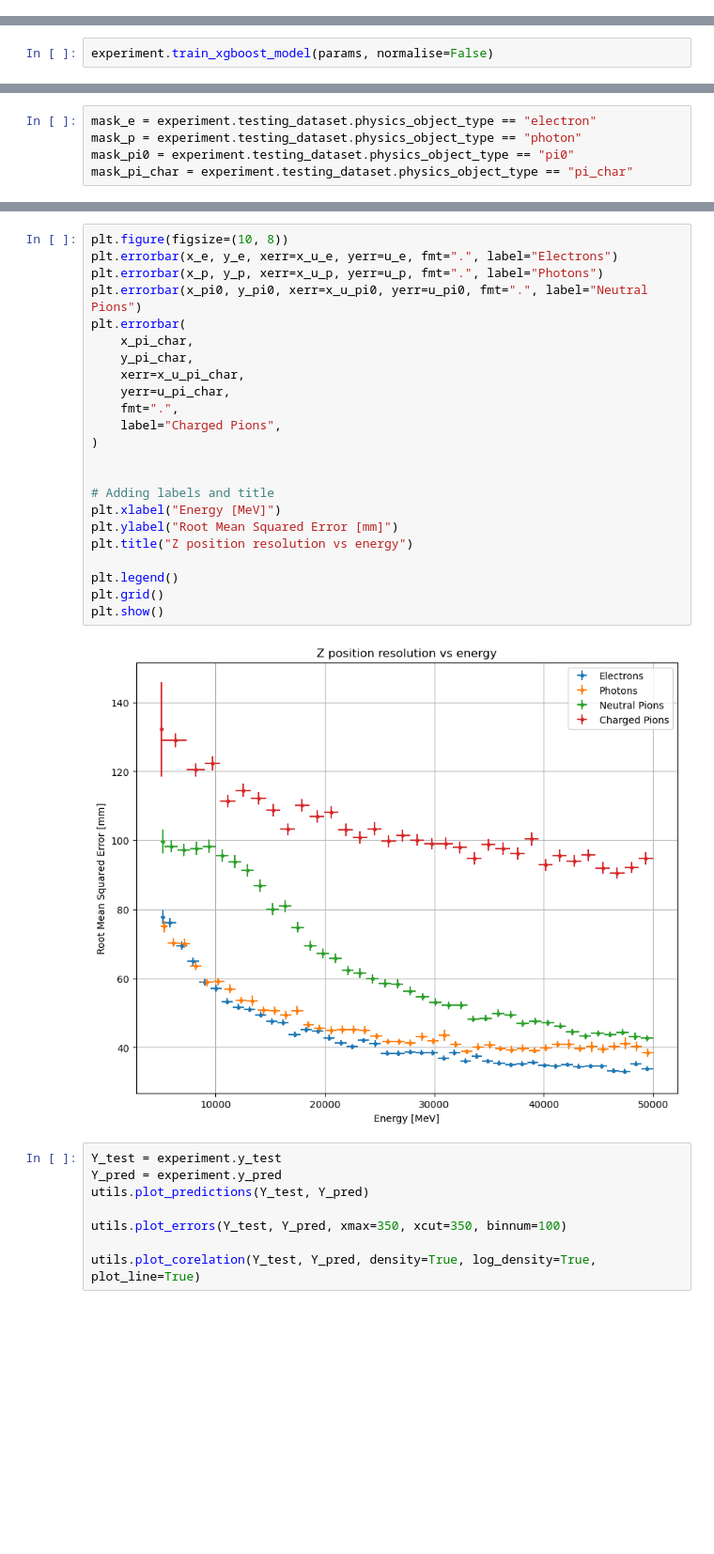
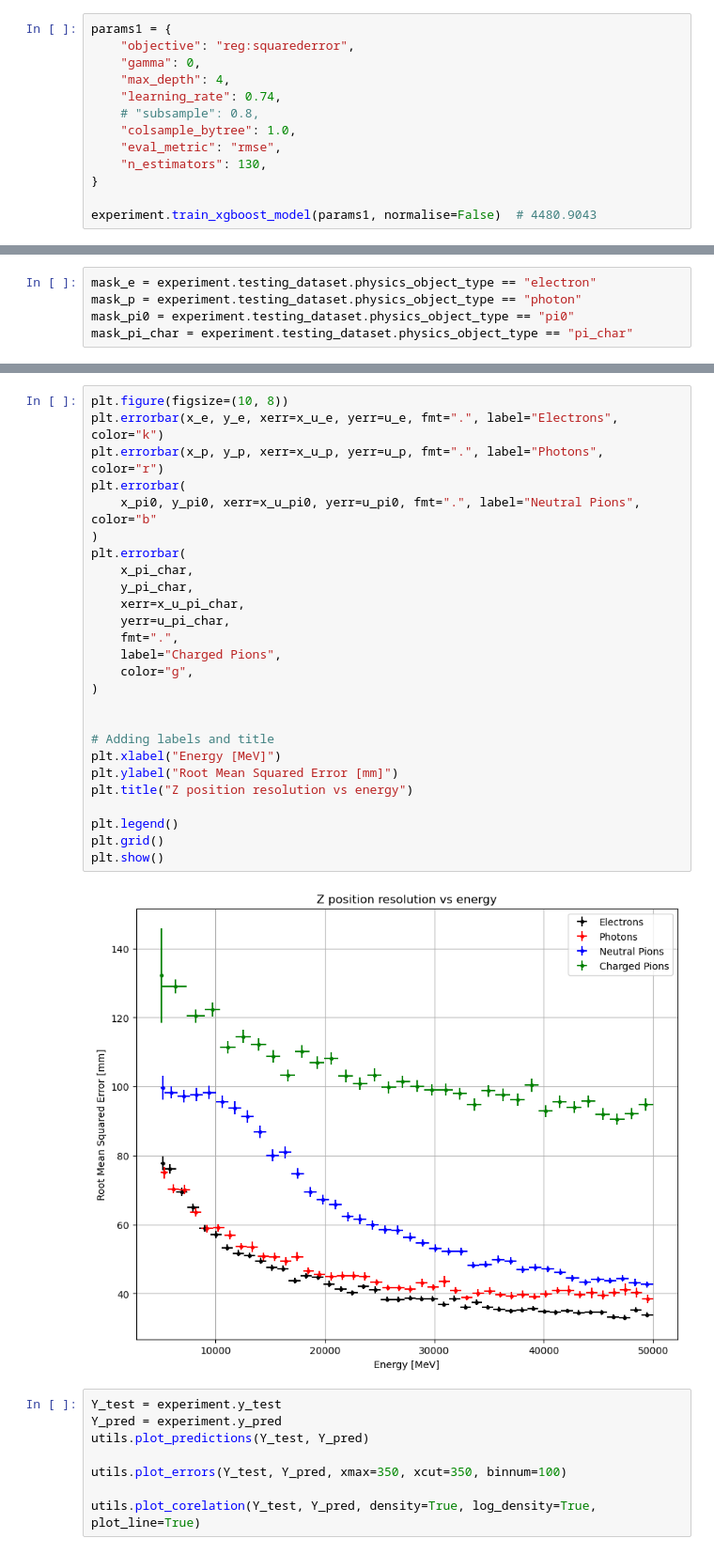
Before and after one commit to p-mucha/ML-for-ATLAS-Hardware-Trigger-at-HL-LHC-in-HH-4b, a Jupyter notebook: notebooks/11.0-pm-quantisation.ipynb, the cells around one changed output, grey strips where cells are left out. Shown at 94% size. Cells and saved outputs as stored; diff of their text form; blank space fills up the shorter version.

```diff
--- a/notebooks/11.0-pm-quantisation.ipynb
+++ b/notebooks/11.0-pm-quantisation.ipynb
@@ -133,3 +133,16 @@ utils.calculate_confidence_range(experiment.X_train.T[1], cl=99.8)
 utils.calculate_confidence_interval(experiment.X_train.T[1], cl=99.8)
 # %% [output]
 1.4506785
+# %%
+params1 = {
+    "objective": "reg:squarederror",
+    "gamma": 0,
+    "max_depth": 4,
+    "learning_rate": 0.74,
+    # "subsample": 0.8,
+    "colsample_bytree": 1.0,
+    "eval_metric": "rmse",
+    "n_estimators": 130,
+}
+
+experiment.train_xgboost_model(params1, normalise=False)  # 4480.9043
@@ -416,5 +436,3 @@ XGBRegressor(base_score=None, booster=None, callbacks=None,
              min_child_weight=None, missing=nan, monotone_constraints=None,
              multi_strategy=None, n_estimators=130, n_jobs=None,
              num_parallel_tree=None, random_state=21, ...)
-# %%
-experiment.train_xgboost_model(params, normalise=False)
@@ -500,28 +505,31 @@ x_pi_char, y_pi_char, x_u_pi_char, u_pi_char = utils.plot_avg(
 # %%
 plt.figure(figsize=(10, 8))
-plt.errorbar(x_e, y_e, xerr=x_u_e, yerr=u_e, fmt=".", label="Electrons")
-plt.errorbar(x_p, y_p, xerr=x_u_p, yerr=u_p, fmt=".", label="Photons")
-plt.errorbar(x_pi0, y_pi0, xerr=x_u_pi0, yerr=u_pi0, fmt=".", label="Neutral Pions")
+plt.errorbar(x_e, y_e, xerr=x_u_e, yerr=u_e, fmt=".", label="Electrons", color="k")
+plt.errorbar(x_p, y_p, xerr=x_u_p, yerr=u_p, fmt=".", label="Photons", color="r")
+plt.errorbar(
+    x_pi0, y_pi0, xerr=x_u_pi0, yerr=u_pi0, fmt=".", label="Neutral Pions", color="b"
+)
 plt.errorbar(
     x_pi_char,
     y_pi_char,
     xerr=x_u_pi_char,
     yerr=u_pi_char,
     fmt=".",
     label="Charged Pions",
+    color="g",
 )
 
 
 # Adding labels and title
 plt.xlabel("Energy [MeV]")
 plt.ylabel("Root Mean Squared Error [mm]")
 plt.title("Z position resolution vs energy")
 
 plt.legend()
 plt.grid()
 plt.show()
 # %% [output]
-[figure, old version]
+[figure, new version]
 # %%
 Y_test = experiment.y_test
 Y_pred = experiment.y_pred
```
Also changed, not shown: parts of 17 cells of this notebook, 4 other files.
